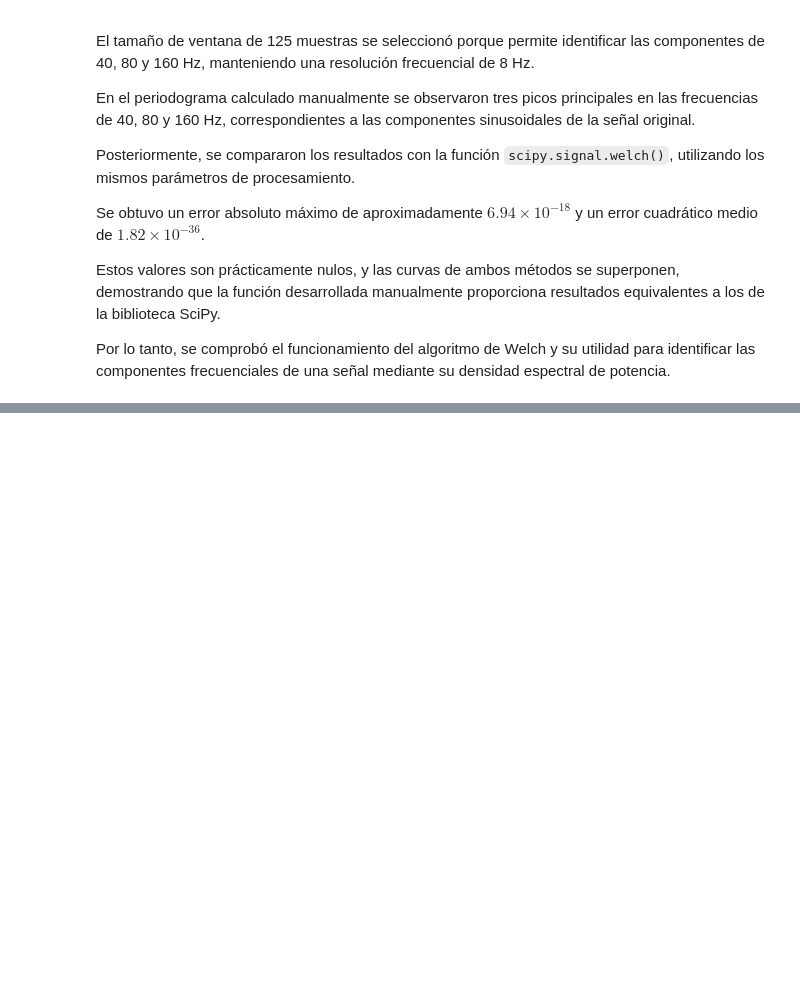
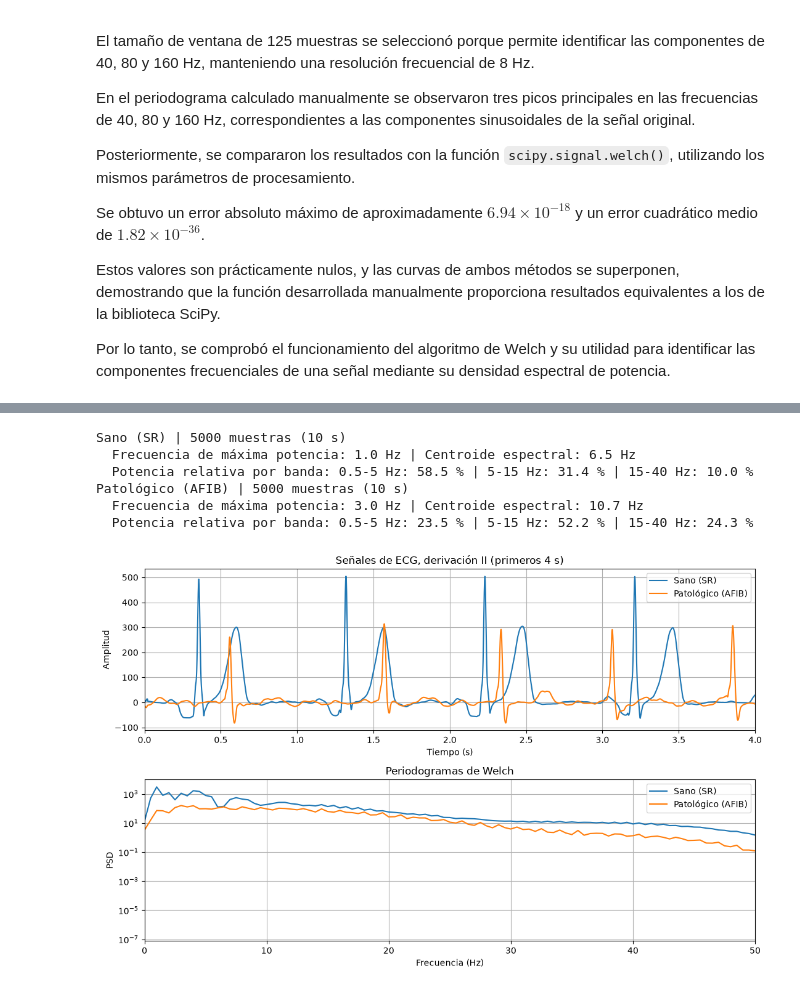
Before and after one commit to soficede/biosenales_2026, a Jupyter notebook: practica_05/practica5.ipynb, the cells around one changed output, grey strips where cells are left out. Cells and saved outputs as stored; diff of their text form; code cells hidden in the pictures; blank space fills up the shorter version.

```diff
--- a/practica_05/practica5.ipynb
+++ b/practica_05/practica5.ipynb
@@ -717,0 +820,42 @@ Por lo tanto, se comprobó el funcionamiento del algoritmo de Welch y su utilida
+# %%
+from pathlib import Path
+import pandas as pd
+
+# Señales del proyecto 1: derivación II (columna 2) del primer registro de SR (sano) y de AFIB (patológico)
+RUTA_ECG = Path('ECGDataDenoised')
+Fs_c = 500
+sub = pd.read_csv('Diagnostics_subconjunto_punto2.csv')
+registros = {'Sano (SR)': 'SR', 'Patológico (AFIB)': 'AFIB'}
+senales = {}
+for etiqueta, ritmo in registros.items():
+    archivo = sub.loc[sub['Rhythm'] == ritmo, 'FileName'].iloc[0]
+    df = pd.read_csv(RUTA_ECG / f'{archivo}.csv', header=None).apply(pd.to_numeric, errors='coerce').dropna()
+    senales[etiqueta] = df[1].to_numpy()
+
+# Welch: Hann de 2 s (1000 muestras) y 50 % de solapamiento -> 0.5 Hz de resolución, 9 segmentos
+nperseg_c, solap_c = 1000, 0.5
+bandas = [(0.5, 5), (5, 15), (15, 40)]
+fig, axs = plt.subplots(2, 1, figsize=(11, 7))
+for nombre, s in senales.items():
+    f, psd = welch_manual(s, Fs_c, nperseg_c, solap_c)
+    df = f[1] - f[0]
+    pot = [np.sum(psd[(f >= a) & (f < b)]) * df for a, b in bandas]
+    f_max = f[f > 0.5][np.argmax(psd[f > 0.5])]                    # frecuencia de máxima potencia (como en el punto 4 del proyecto 1)
+    f_cen = np.sum(f * psd) / np.sum(psd)                          # centroide espectral
+    print(f"{nombre} | {len(s)} muestras ({len(s)/Fs_c:.0f} s)\n  Frecuencia de máxima potencia: {f_max:.1f} Hz | Centroide espectral: {f_cen:.1f} Hz")
+    print("  Potencia relativa por banda: " + " | ".join(f"{a}-{b} Hz: {100*p/sum(pot):.1f} %" for (a, b), p in zip(bandas, pot)))
+    axs[0].plot(np.arange(len(s)) / Fs_c, s, label=nombre)
+    axs[1].semilogy(f, psd, label=nombre)
+axs[0].set(title='Señales de ECG, derivación II (primeros 4 s)', xlabel='Tiempo (s)', ylabel='Amplitud', xlim=(0, 4))
+axs[1].set(title='Periodogramas de Welch', xlabel='Frecuencia (Hz)', ylabel='PSD', xlim=(0, 50))
+axs[0].legend(); axs[1].legend()
+plt.tight_layout()
+plt.show()
+# %% [output]
+Sano (SR) | 5000 muestras (10 s)
+  Frecuencia de máxima potencia: 1.0 Hz | Centroide espectral: 6.5 Hz
+  Potencia relativa por banda: 0.5-5 Hz: 58.5 % | 5-15 Hz: 31.4 % | 15-40 Hz: 10.0 %
+Patológico (AFIB) | 5000 muestras (10 s)
+  Frecuencia de máxima potencia: 3.0 Hz | Centroide espectral: 10.7 Hz
+  Potencia relativa por banda: 0.5-5 Hz: 23.5 % | 5-15 Hz: 52.2 % | 15-40 Hz: 24.3 %
+[figure, added]
```
Also changed, not shown: parts of 13 cells of this notebook, 1 other file.
